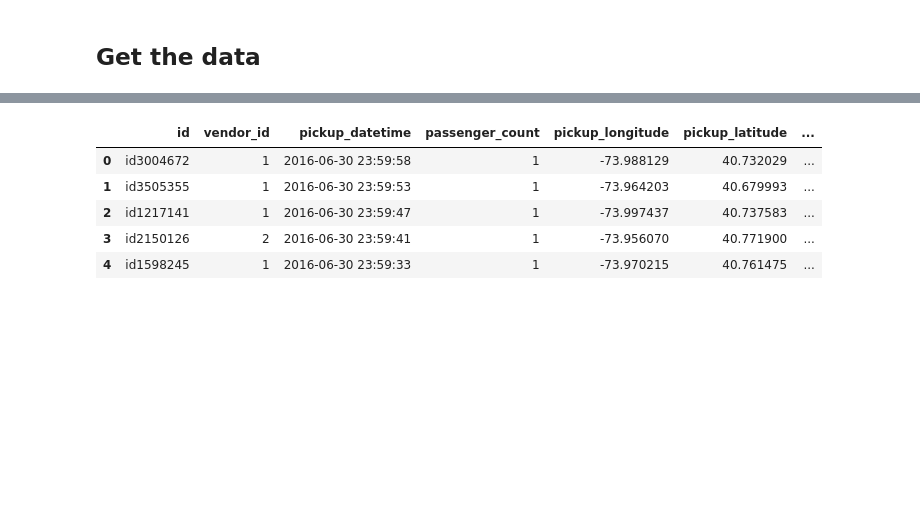
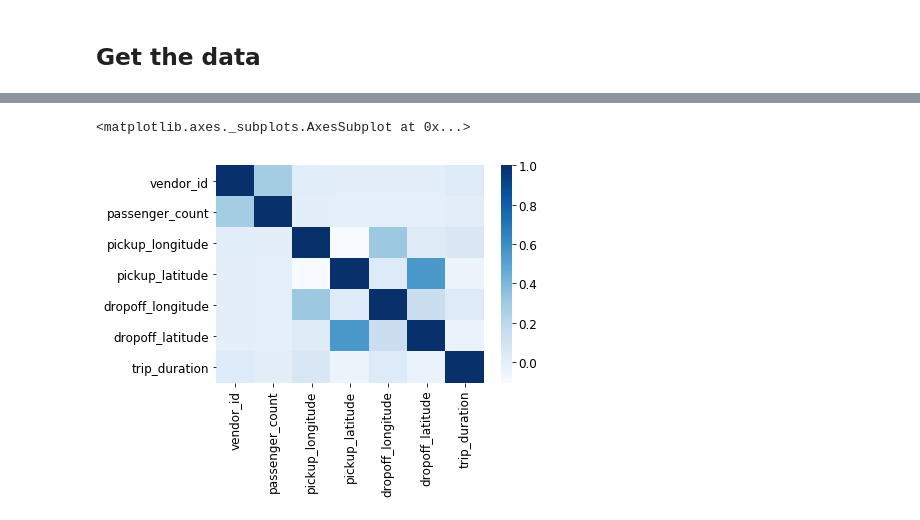
Before and after one commit to 181221/dat158ml-oblig2, a Jupyter notebook: taxi-trip.ipynb, the cells around one changed output, grey strips where cells are left out. Saved outputs shown, nothing was run; the diff lists cells and outputs as text; code cells hidden in the pictures; blank space fills up the shorter version.

```diff
--- a/taxi-trip.ipynb
+++ b/taxi-trip.ipynb
@@ -62,10 +99,6 @@ train_set = pd.read_csv(csv_path)
-# %%
-train_set.head()
-# Add distance, weather and trafic information. drop store_and_fwd_flag.
-# %% [output]
-|  | id | vendor_id | pickup_datetime | passenger_count | pickup_longitude | pickup_latitude | ... |
-| 0 | id3004672 | 1 | 2016-06-30 23:59:58 | 1 | -73.988129 | 40.732029 | ... |
-| 1 | id3505355 | 1 | 2016-06-30 23:59:53 | 1 | -73.964203 | 40.679993 | ... |
-| 2 | id1217141 | 1 | 2016-06-30 23:59:47 | 1 | -73.997437 | 40.737583 | ... |
-| 3 | id2150126 | 2 | 2016-06-30 23:59:41 | 1 | -73.956070 | 40.771900 | ... |
-| 4 | id1598245 | 1 | 2016-06-30 23:59:33 | 1 | -73.970215 | 40.761475 | ... |
+# %%
+import seaborn as sns
+sns.heatmap(taxi_samples.corr(), cmap='Blues')
+# %% [output]
+<matplotlib.axes._subplots.AxesSubplot at 0x...>
+[figure, added]
```
Also changed, not shown: parts of 18 cells of this notebook, 2 other files.
